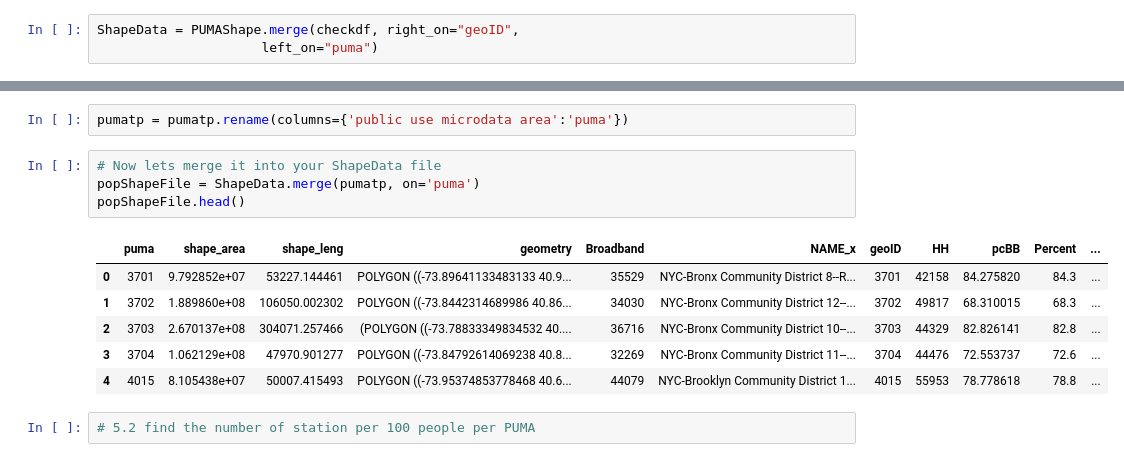
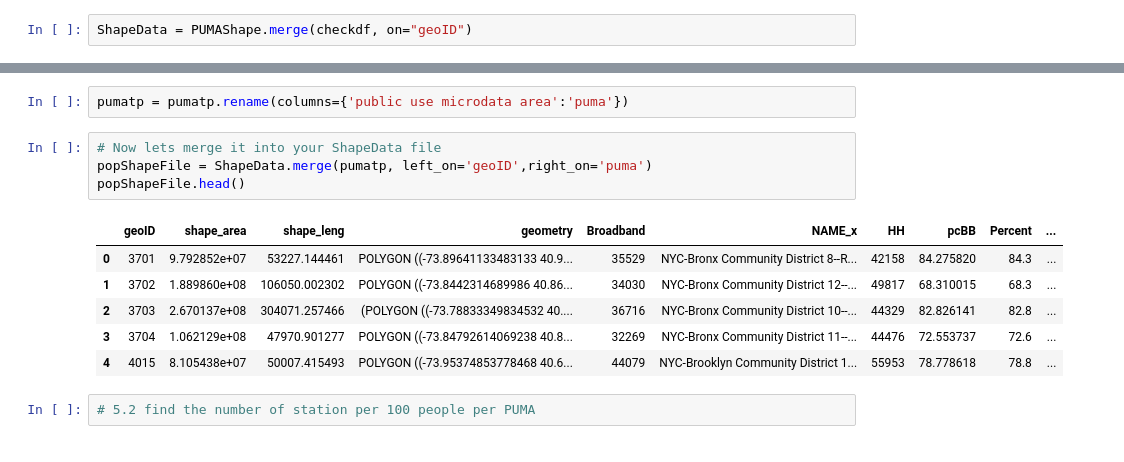
Before and after one commit to sarahJune1/PUI2018_sjs909, a Jupyter notebook: HW7_sjs909/geopandas_census_sjs909.ipynb, the cells around one changed output, grey strips where cells are left out. Cells and saved outputs as stored; diff of their text form.

```diff
--- a/HW7_sjs909/geopandas_census_sjs909.ipynb
+++ b/HW7_sjs909/geopandas_census_sjs909.ipynb
@@ -250,8 +284,7 @@ PUMAShape['puma'] = PUMAShape['puma'].astype(int)
 # %%
 PUMAShape = PUMAShape.rename(columns={'puma':'geoID'})
 # %%
-ShapeData = PUMAShape.merge(checkdf, right_on="geoID",
-                     left_on="puma")
+ShapeData = PUMAShape.merge(checkdf, on="geoID")
 # %%
 ShapeData.head()
 # %% [output]
@@ -380,15 +411,15 @@ pumatp.head()
 pumatp = pumatp.rename(columns={'public use microdata area':'puma'})
 # %%
 # Now lets merge it into your ShapeData file
-popShapeFile = ShapeData.merge(pumatp, on='puma')
+popShapeFile = ShapeData.merge(pumatp, left_on='geoID',right_on='puma')
 popShapeFile.head()
 # %% [output]
-|  | puma | shape_area | shape_leng | geometry | Broadband | NAME_x | geoID | HH | pcBB | Percent | ... |
-| 0 | 3701 | 9.792852e+07 | 53227.144461 | POLYGON ((-73.89641133483133 40.9... | 35529 | NYC-Bronx Community District 8--R... | 3701 | 42158 | 84.275820 | 84.3 | ... |
-| 1 | 3702 | 1.889860e+08 | 106050.002302 | POLYGON ((-73.8442314689986 40.86... | 34030 | NYC-Bronx Community District 12--... | 3702 | 49817 | 68.310015 | 68.3 | ... |
-| 2 | 3703 | 2.670137e+08 | 304071.257466 | (POLYGON ((-73.78833349834532 40.... | 36716 | NYC-Bronx Community District 10--... | 3703 | 44329 | 82.826141 | 82.8 | ... |
-| 3 | 3704 | 1.062129e+08 | 47970.901277 | POLYGON ((-73.84792614069238 40.8... | 32269 | NYC-Bronx Community District 11--... | 3704 | 44476 | 72.553737 | 72.6 | ... |
-| 4 | 4015 | 8.105438e+07 | 50007.415493 | POLYGON ((-73.95374853778468 40.6... | 44079 | NYC-Brooklyn Community District 1... | 4015 | 55953 | 78.778618 | 78.8 | ... |
+|  | geoID | shape_area | shape_leng | geometry | Broadband | NAME_x | HH | pcBB | Percent | ... |
+| 0 | 3701 | 9.792852e+07 | 53227.144461 | POLYGON ((-73.89641133483133 40.9... | 35529 | NYC-Bronx Community District 8--R... | 42158 | 84.275820 | 84.3 | ... |
+| 1 | 3702 | 1.889860e+08 | 106050.002302 | POLYGON ((-73.8442314689986 40.86... | 34030 | NYC-Bronx Community District 12--... | 49817 | 68.310015 | 68.3 | ... |
+| 2 | 3703 | 2.670137e+08 | 304071.257466 | (POLYGON ((-73.78833349834532 40.... | 36716 | NYC-Bronx Community District 10--... | 44329 | 82.826141 | 82.8 | ... |
+| 3 | 3704 | 1.062129e+08 | 47970.901277 | POLYGON ((-73.84792614069238 40.8... | 32269 | NYC-Bronx Community District 11--... | 44476 | 72.553737 | 72.6 | ... |
+| 4 | 4015 | 8.105438e+07 | 50007.415493 | POLYGON ((-73.95374853778468 40.6... | 44079 | NYC-Brooklyn Community District 1... | 55953 | 78.778618 | 78.8 | ... |
 # %%
 # 5.2 find the number of station per 100 people per PUMA
 # %% [markdown]
```
Also changed, not shown: parts of 44 cells of this notebook, 8 other files.
